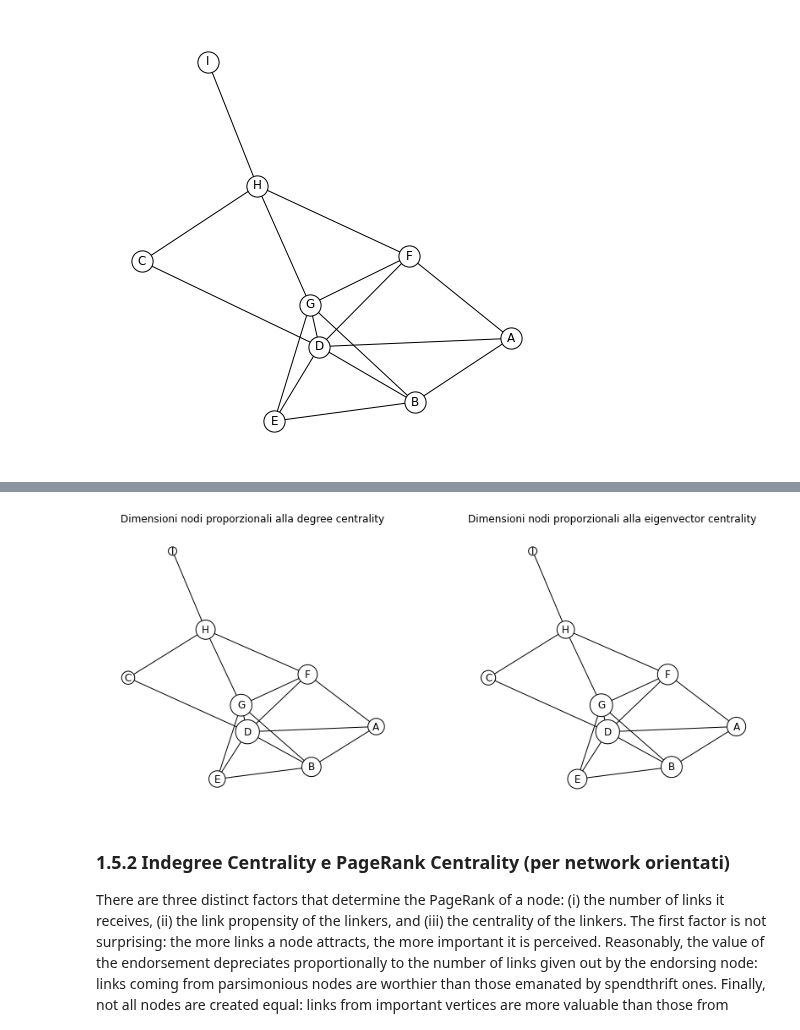
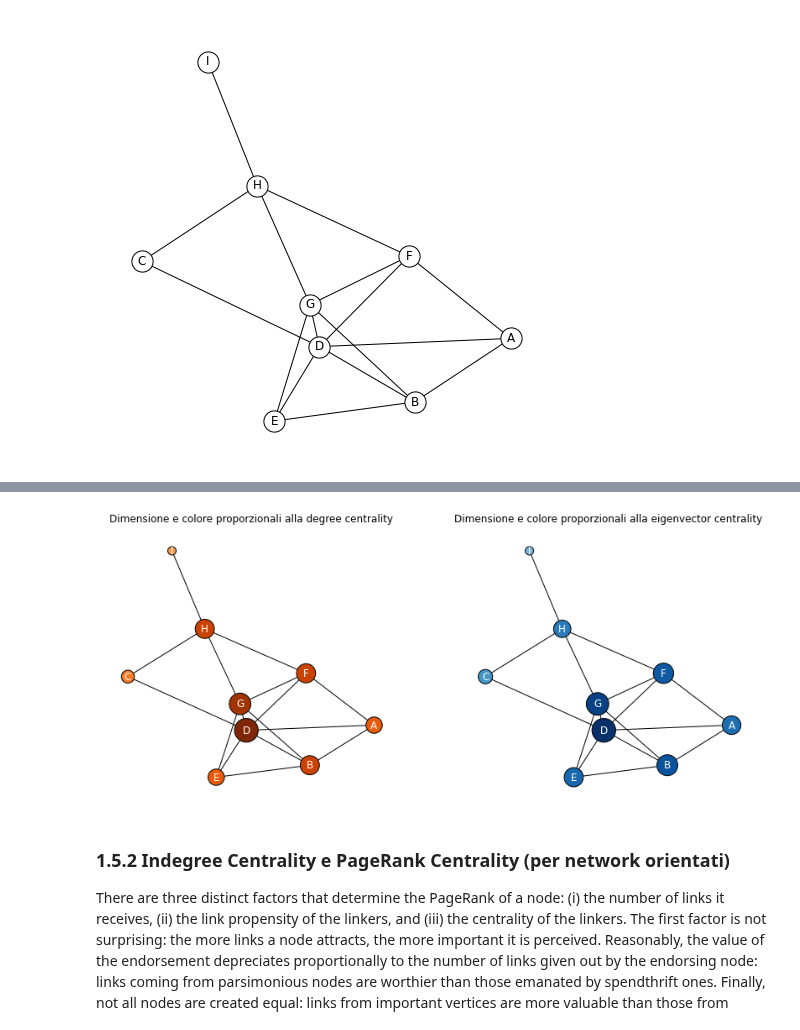
Before and after one commit to alkaest2002/ABGrid, a Jupyter notebook: materials/course 101/esercitazione.ipynb, the cells around one changed output, grey strips where cells are left out. Cells and saved outputs as stored; diff of their text form; code cells hidden in the pictures.

```diff
--- a/materials/course 101/esercitazione.ipynb
+++ b/materials/course 101/esercitazione.ipynb
@@ -297,21 +300,26 @@ upow_df.sort_values(by="degree", ascending=True)
 # %%
 fig, (ax1, ax2) = plt.subplots(nrows=1, ncols=2, figsize=(14,6))
 ax1.axis('off')
 ax2.axis('off')
 opts = {
-    "node_color": "white",
+    "font_color": "white",
     "edgecolors": "black",
     "linewidths": 1,
     "width": 1,
 }
-degree_node_size = MinMaxScaler().fit_transform(upow_df["degree"].to_numpy().reshape(-1,1))*700+100
-eigen_node_size = MinMaxScaler().fit_transform(upow_df["eigenvector"].to_numpy().reshape(-1,1))*700+100
-nx.draw_networkx(U, U_spring, ax=ax1, node_size=degree_node_size, **opts)
-nx.draw_networkx(U, U_spring, ax=ax2, node_size=eigen_node_size, **opts)
-ax1.set_title("Dimensioni nodi proporzionali alla degree centrality");
-ax2.set_title("Dimensioni nodi proporzionali alla eigenvector centrality");
+degree_list = MinMaxScaler().fit_transform(upow_df["degree"].to_numpy().reshape(-1,1))*700+100
+eigen_list = MinMaxScaler().fit_transform(upow_df["eigenvector"].to_numpy().reshape(-1,1))*700+100
+nx.draw_networkx(
+    U, U_spring, ax=ax1, node_size=degree_list, **opts,
+    cmap=plt.cm.Oranges, node_color=degree_list, vmin=-500, vmax=max(degree_list))
+nx.draw_networkx(
+    U, U_spring, ax=ax2, node_size=eigen_list, **opts,
+    cmap=plt.cm.Blues, node_color=eigen_list, vmin=-500, vmax=max(eigen_list)
+)
+ax1.set_title("Dimensione e colore proporzionali alla degree centrality");
+ax2.set_title("Dimensione e colore proporzionali alla eigenvector centrality");
 # %% [output]
-[figure, old version]
+[figure, new version]
 # %% [markdown]
 ### 1.5.2 Indegree Centrality e PageRank Centrality (per network orientati)
 
```
Also changed, not shown: parts of 24 cells of this notebook.
